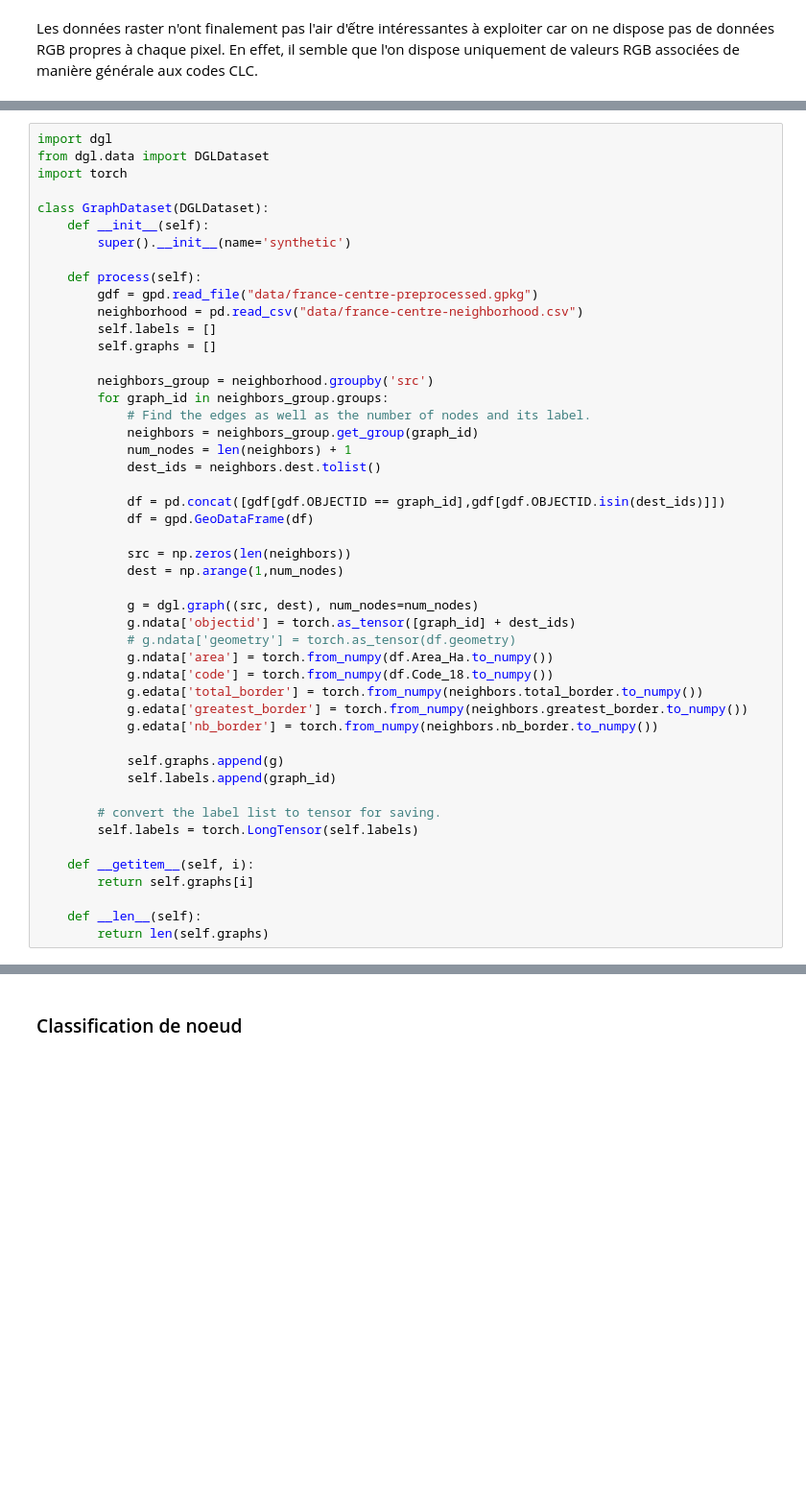
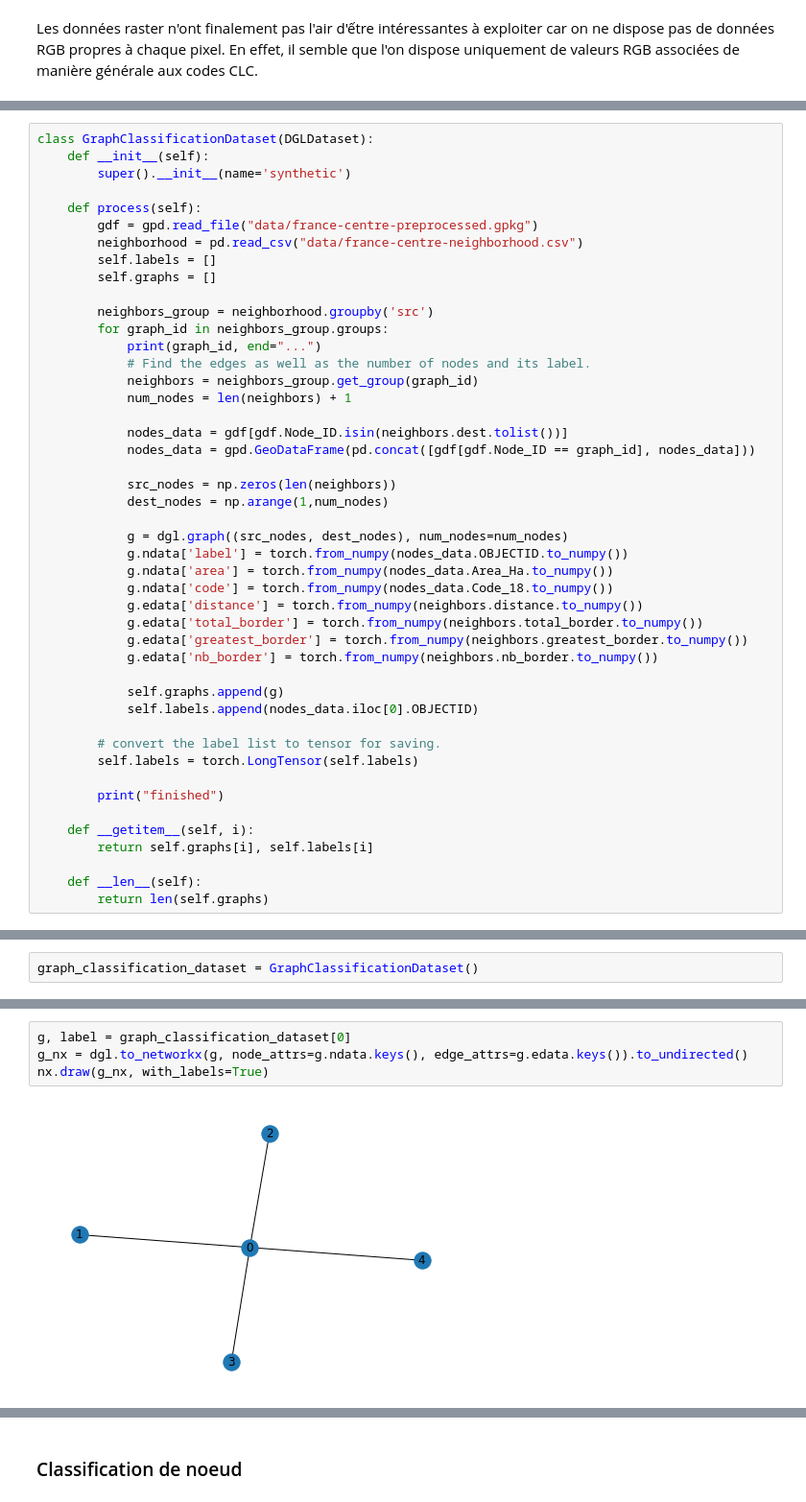
Before and after one commit to massimovenuti/clc-graph-deep-learning, a Jupyter notebook: clc.ipynb, the cells around one changed output, grey strips where cells are left out. Shown at 96% size. Drawn from its saved outputs; the diff is of its cells as text; blank space fills up the shorter version.

```diff
--- a/clc.ipynb
+++ b/clc.ipynb
@@ -299,9 +355,5 @@ Les données raster n'ont finalement pas l'air d'ếtre intéressantes à exploi
 # %%
-import dgl
-from dgl.data import DGLDataset
-import torch
-
-class GraphDataset(DGLDataset):
+class GraphClassificationDataset(DGLDataset):
     def __init__(self):
         super().__init__(name='synthetic')
 
@@ -313,34 +365,36 @@ class GraphDataset(DGLDataset):
 
         neighbors_group = neighborhood.groupby('src')
         for graph_id in neighbors_group.groups:
+            print(graph_id, end="...")
             # Find the edges as well as the number of nodes and its label.
             neighbors = neighbors_group.get_group(graph_id)
             num_nodes = len(neighbors) + 1
-            dest_ids = neighbors.dest.tolist()
 
-            df = pd.concat([gdf[gdf.OBJECTID == graph_id],gdf[gdf.OBJECTID.isin(dest_ids)]])
-            df = gpd.GeoDataFrame(df)
+            nodes_data = gdf[gdf.Node_ID.isin(neighbors.dest.tolist())]
+            nodes_data = gpd.GeoDataFrame(pd.concat([gdf[gdf.Node_ID == graph_id], nodes_data]))
 
-            src = np.zeros(len(neighbors))
-            dest = np.arange(1,num_nodes)
+            src_nodes = np.zeros(len(neighbors))
+            dest_nodes = np.arange(1,num_nodes)
 
-            g = dgl.graph((src, dest), num_nodes=num_nodes)
-            g.ndata['objectid'] = torch.as_tensor([graph_id] + dest_ids)
-            # g.ndata['geometry'] = torch.as_tensor(df.geometry)
-            g.ndata['area'] = torch.from_numpy(df.Area_Ha.to_numpy())
-            g.ndata['code'] = torch.from_numpy(df.Code_18.to_numpy())
+            g = dgl.graph((src_nodes, dest_nodes), num_nodes=num_nodes)
+            g.ndata['label'] = torch.from_numpy(nodes_data.OBJECTID.to_numpy())
+            g.ndata['area'] = torch.from_numpy(nodes_data.Area_Ha.to_numpy())
+            g.ndata['code'] = torch.from_numpy(nodes_data.Code_18.to_numpy())
+            g.edata['distance'] = torch.from_numpy(neighbors.distance.to_numpy())
             g.edata['total_border'] = torch.from_numpy(neighbors.total_border.to_numpy())
             g.edata['greatest_border'] = torch.from_numpy(neighbors.greatest_border.to_numpy())
             g.edata['nb_border'] = torch.from_numpy(neighbors.nb_border.to_numpy())
 
             self.graphs.append(g)
-            self.labels.append(graph_id)
+            self.labels.append(nodes_data.iloc[0].OBJECTID)
 
         # convert the label list to tensor for saving.
         self.labels = torch.LongTensor(self.labels)
 
+        print("finished")
+
     def __getitem__(self, i):
-        return self.graphs[i]
+        return self.graphs[i], self.labels[i]
 
     def __len__(self):
         return len(self.graphs)
@@ -356,0 +401,2 @@ nx.draw(nx_graph)
+# %%
+graph_classification_dataset = GraphClassificationDataset()
@@ -356,0 +405,6 @@ nx.draw(nx_graph)
+# %%
+g, label = graph_classification_dataset[0]
+g_nx = dgl.to_networkx(g, node_attrs=g.ndata.keys(), edge_attrs=g.edata.keys()).to_undirected()
+nx.draw(g_nx, with_labels=True)
+# %% [output]
+[figure, added]
```
Also changed, not shown: parts of 35 cells of this notebook, 3 other files.
